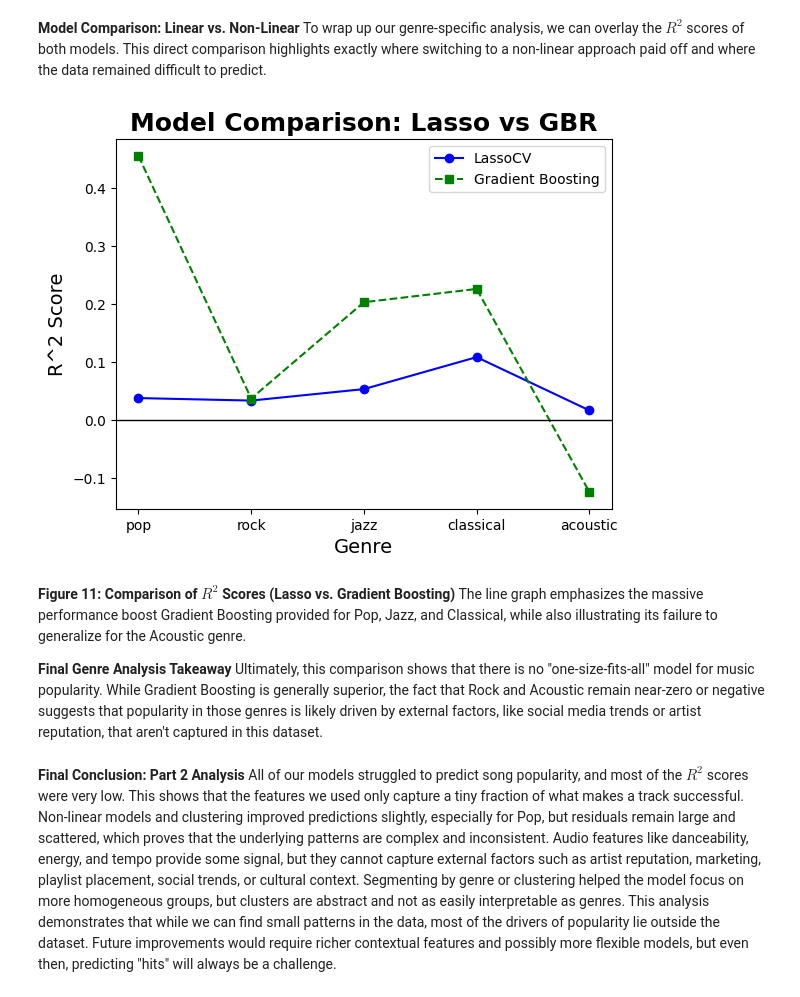
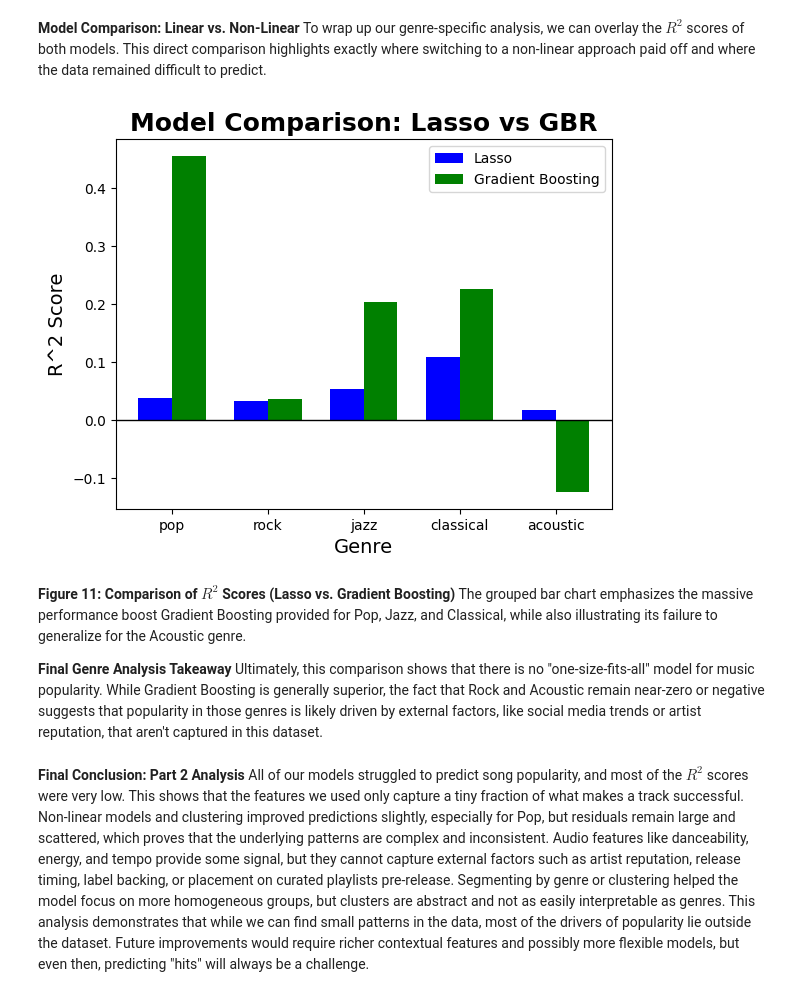
Before and after one commit to jonathand2028/Spotify-Track-Popularity-Analysis, a Jupyter notebook: main.ipynb, the cells around one changed output. Cells and saved outputs as stored; diff of their text form; code cells hidden in the pictures.

Commit message:
changed graph and made other markdown edits

```diff
--- a/main.ipynb
+++ b/main.ipynb
@@ -582,23 +582,29 @@ This chart makes the drastic differences in performance very clear. While Pop sa
 **Model Comparison: Linear vs. Non-Linear**
 To wrap up our genre-specific analysis, we can overlay the $R^2$ scores of both models. This direct comparison highlights exactly where switching to a non-linear approach paid off and where the data remained difficult to predict.
 # %%
+genres = list(r2_dict.keys())
+lasso_scores = list(r2_dict.values())
+gbr_scores = list(r2_gbr_dict.values())
+x = np.arange(len(genres))
+
 plt.figure()
-plt.plot(list(r2_dict.keys()), list(r2_dict.values()), marker="o", linestyle="-", label="LassoCV", color="blue")
-plt.plot(list(r2_gbr_dict.keys()), list(r2_gbr_dict.values()), marker="s", linestyle="--", label="Gradient Boosting", color="green")
+plt.bar(x - 0.35/2, lasso_scores, 0.35, label="Lasso", color="blue")
+plt.bar(x + 0.35/2, gbr_scores, 0.35, label="Gradient Boosting", color="green")
 plt.title("Model Comparison: Lasso vs GBR", fontsize=18, fontweight="bold")
 plt.ylabel("R^2 Score", fontsize=14)
 plt.xlabel("Genre", fontsize=14)
+plt.xticks(x, genres)
 plt.axhline(0, color="black", linewidth=1)
 plt.legend()
 plt.show()
 # %% [output]
-[figure, old version]
+[figure, new version]
 # %% [markdown]
 **Figure 11: Comparison of $R^2$ Scores (Lasso vs. Gradient Boosting)**
-The line graph emphasizes the massive performance boost Gradient Boosting provided for Pop, Jazz, and Classical, while also illustrating its failure to generalize for the Acoustic genre.
+The grouped bar chart emphasizes the massive performance boost Gradient Boosting provided for Pop, Jazz, and Classical, while also illustrating its failure to generalize for the Acoustic genre.
 
 **Final Genre Analysis Takeaway**
 Ultimately, this comparison shows that there is no "one-size-fits-all" model for music popularity. While Gradient Boosting is generally superior, the fact that Rock and Acoustic remain near-zero or negative suggests that popularity in those genres is likely driven by external factors, like social media trends or artist reputation, that aren't captured in this dataset.
 # %% [markdown]
 **Final Conclusion: Part 2 Analysis**
-All of our models struggled to predict song popularity, and most of the $R^2$ scores were very low. This shows that the features we used only capture a tiny fraction of what makes a track successful. Non-linear models and clustering improved predictions slightly, especially for Pop, but residuals remain large and scattered, which proves that the underlying patterns are complex and inconsistent. Audio features like danceability, energy, and tempo provide some signal, but they cannot capture external factors such as artist reputation, marketing, playlist placement, social trends, or cultural context. Segmenting by genre or clustering helped the model focus on more homogeneous groups, but clusters are abstract and not as easily interpretable as genres. This analysis demonstrates that while we can find small patterns in the data, most of the drivers of popularity lie outside the dataset. Future improvements would require richer contextual features and possibly more flexible models, but even then, predicting "hits" will always be a challenge.
+All of our models struggled to predict song popularity, and most of the $R^2$ scores were very low. This shows that the features we used only capture a tiny fraction of what makes a track successful. Non-linear models and clustering improved predictions slightly, especially for Pop, but residuals remain large and scattered, which proves that the underlying patterns are complex and inconsistent. Audio features like danceability, energy, and tempo provide some signal, but they cannot capture external factors such as artist reputation, release timing, label backing, or placement on curated playlists pre-release. Segmenting by genre or clustering helped the model focus on more homogeneous groups, but clusters are abstract and not as easily interpretable as genres. This analysis demonstrates that while we can find small patterns in the data, most of the drivers of popularity lie outside the dataset. Future improvements would require richer contextual features and possibly more flexible models, but even then, predicting "hits" will always be a challenge.
```
Also changed, not shown: parts of 1 cell of this notebook.
